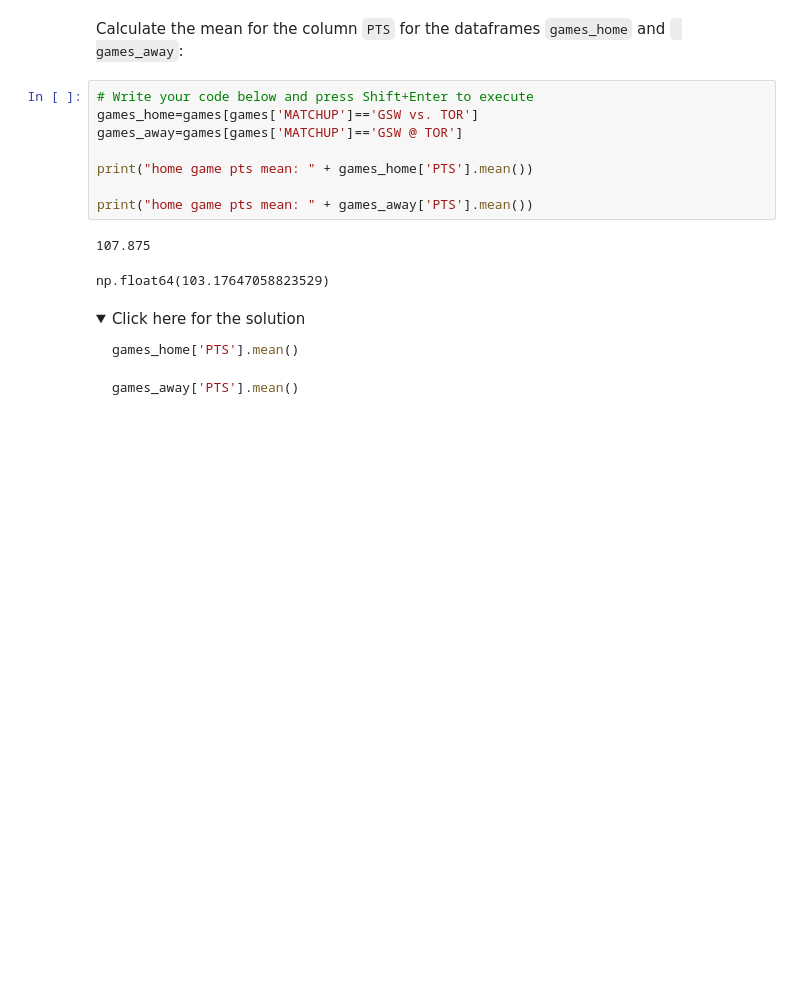
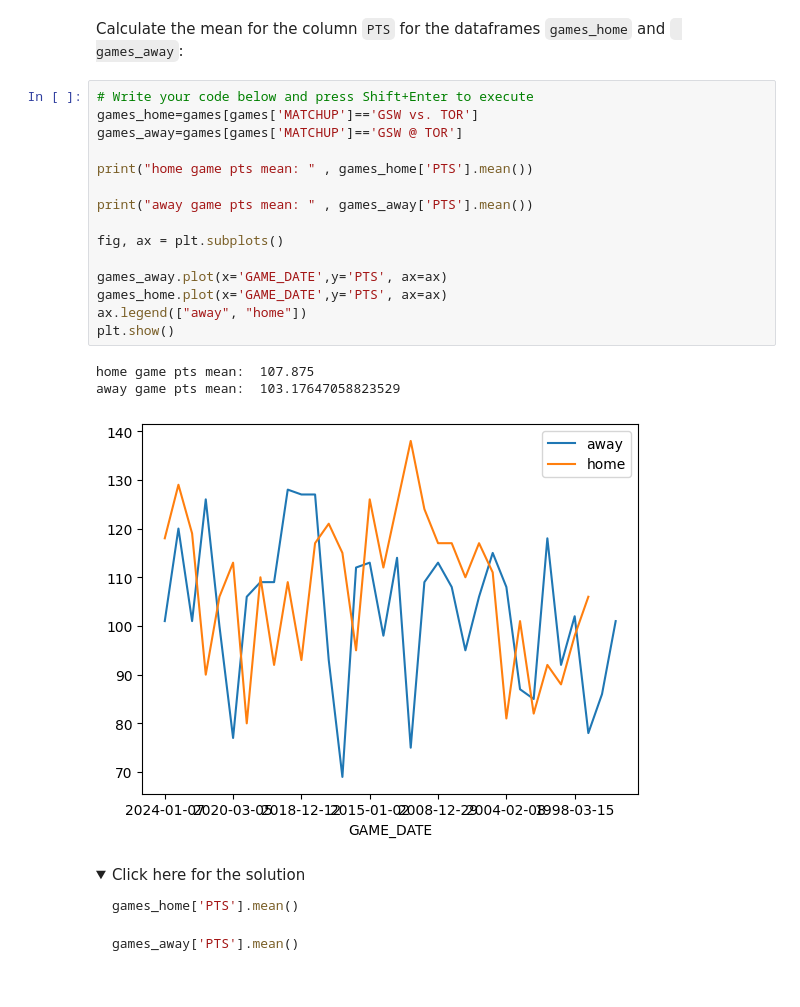
Before and after one commit to YaaseenK/python_Notes, a Jupyter notebook: Module4/PY0101EN-5.1_Intro_API.ipynb, the cells around one changed output. Drawn from its saved outputs; the diff is of its cells as text; folded sections open; blank space fills up the shorter version.

```diff
--- a/Module4/PY0101EN-5.1_Intro_API.ipynb
+++ b/Module4/PY0101EN-5.1_Intro_API.ipynb
@@ -250,14 +250,22 @@ Calculate the mean for the column <code>PTS</code> for the dataframes <code>game
 # %%
 # Write your code below and press Shift+Enter to execute
 games_home=games[games['MATCHUP']=='GSW vs. TOR']
 games_away=games[games['MATCHUP']=='GSW @ TOR']
 
-print("home game pts mean: " + games_home['PTS'].mean())
+print("home game pts mean: " , games_home['PTS'].mean())
 
-print("home game pts mean: " + games_away['PTS'].mean())
+print("away game pts mean: " , games_away['PTS'].mean())
+
+fig, ax = plt.subplots()
+
+games_away.plot(x='GAME_DATE',y='PTS', ax=ax)
+games_home.plot(x='GAME_DATE',y='PTS', ax=ax)
+ax.legend(["away", "home"])
+plt.show()
 # %% [output]
-107.875
+home game pts mean:  107.875
+away game pts mean:  103.17647058823529
-np.float64(103.17647058823529)
+[figure, added]
 # %% [markdown]
 <details><summary>Click here for the solution</summary>
 
```
Also changed, not shown: 9 other files.
